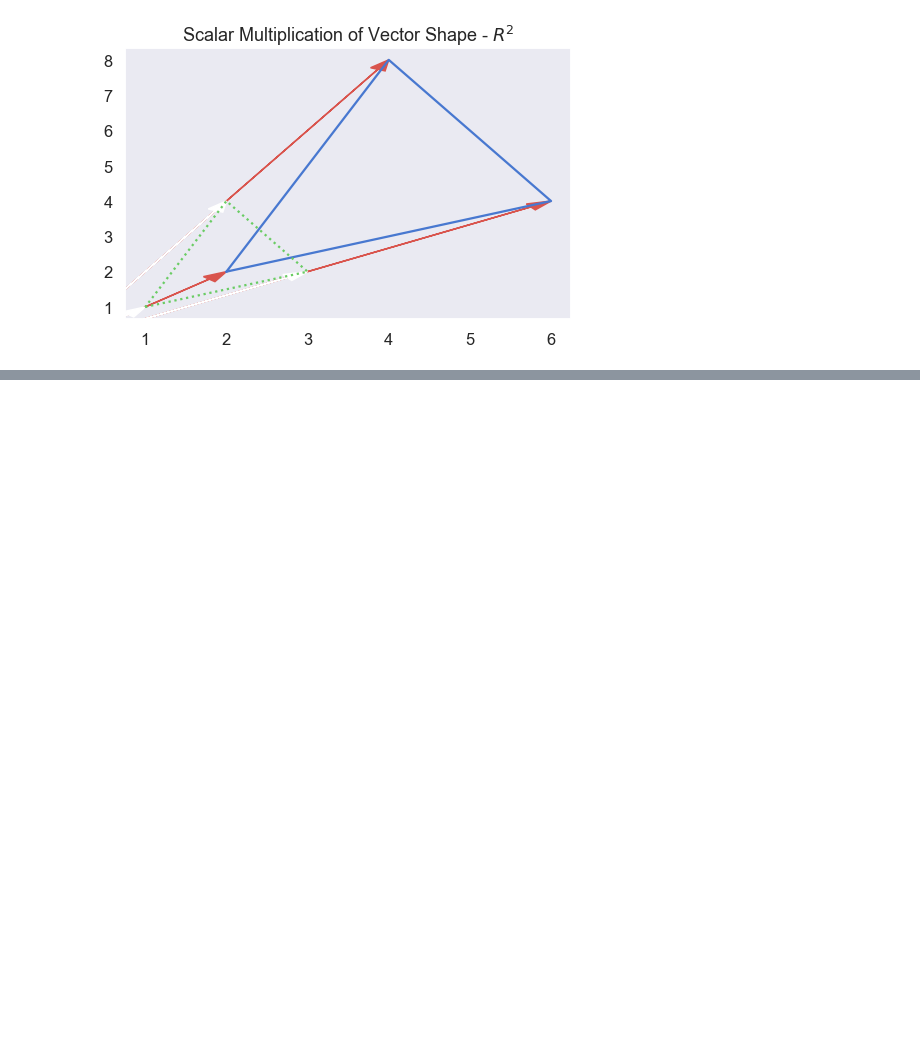
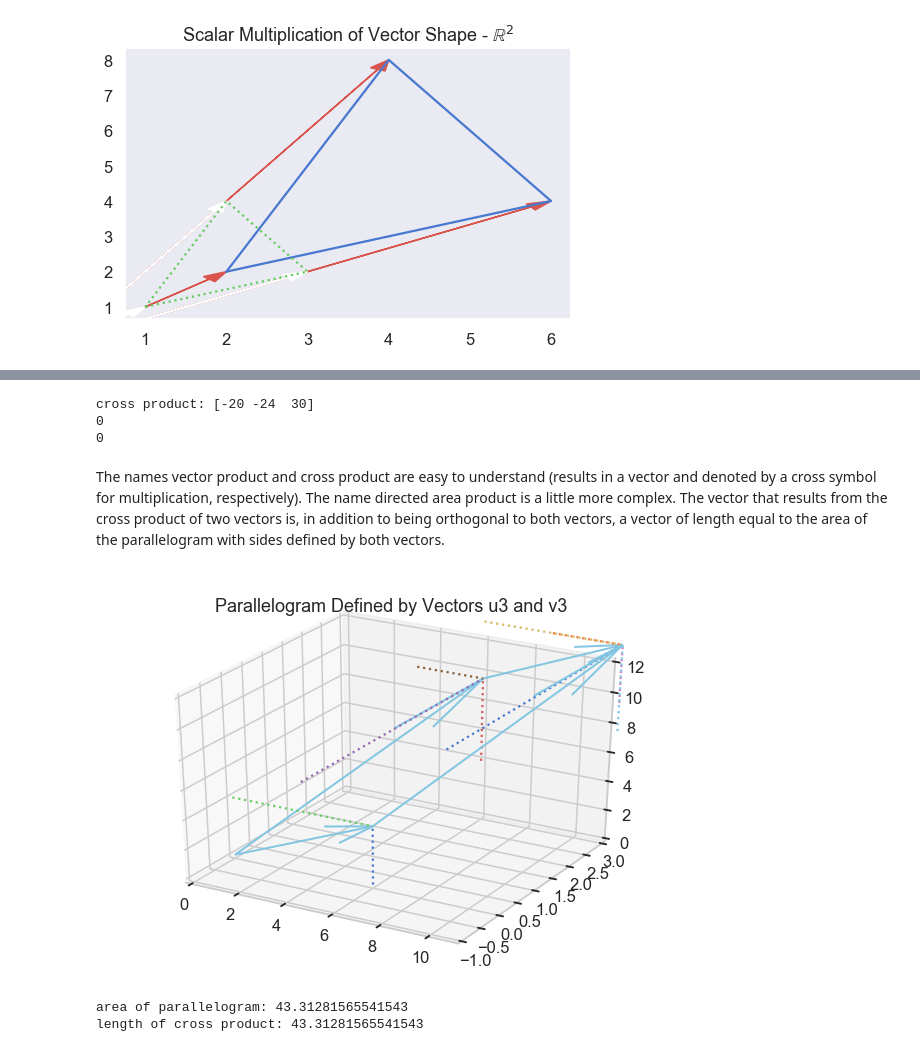
Before and after one commit to DataScienceFoundations/TadMaths, a Jupyter notebook: vectors.ipynb, the cells around one changed output, grey strips where cells are left out. Cells and saved outputs as stored; diff of their text form; code cells hidden in the pictures; blank space fills up the shorter version.

```diff
--- a/vectors.ipynb
+++ b/vectors.ipynb
@@ -456,0 +601,30 @@ Using scalar multiplication, the normalized vector of any vector **v** can be ob
+# %%
+cross = np.cross(u3,v3)
+print('cross product:', cross)
+print(cross.dot(u3))
+print(cross.dot(v3))
+# %% [output]
+cross product: [-20 -24  30]
+0
+0
+# %% [markdown]
+The names vector product and cross product are easy to understand (results in a vector and denoted by a cross symbol for multiplication, respectively). The name directed area product is a little more complex. The vector that results from the cross product of two vectors is, in addition to being orthogonal to both vectors, a vector of length equal to the area of the parallelogram with sides defined by both vectors.
+# %%
+ax3 = plot_vector(u3, color='c')
+plot_vector(v3, axes=ax3, color='c')
+plot_vector(u3, axes=ax3, origin=v3, color='c')
+plot_vector(v3, axes=ax3, origin=u3, color='c')
+get_xy_axes(u,v,u+v)
+get_z_axis(ax3, u3, v3, u3+v3)
+plt.title('Parallelogram Defined by Vectors u3 and v3')
+plt.show()
+# %% [output]
+[figure, added]
+# %%
+angle = np.arccos(np.clip(u3.dot(v3) / (la.norm(u3) * la.norm(v3)), -1, 1))
+area = la.norm(u3) * la.norm(v3) * np.sin(angle)
+print('area of parallelogram:', area)
+print('length of cross product:', la.norm(cross))
+# %% [output]
+area of parallelogram: 43.31281565541543
+length of cross product: 43.31281565541543
```
Also changed, not shown: parts of 47 cells of this notebook.
